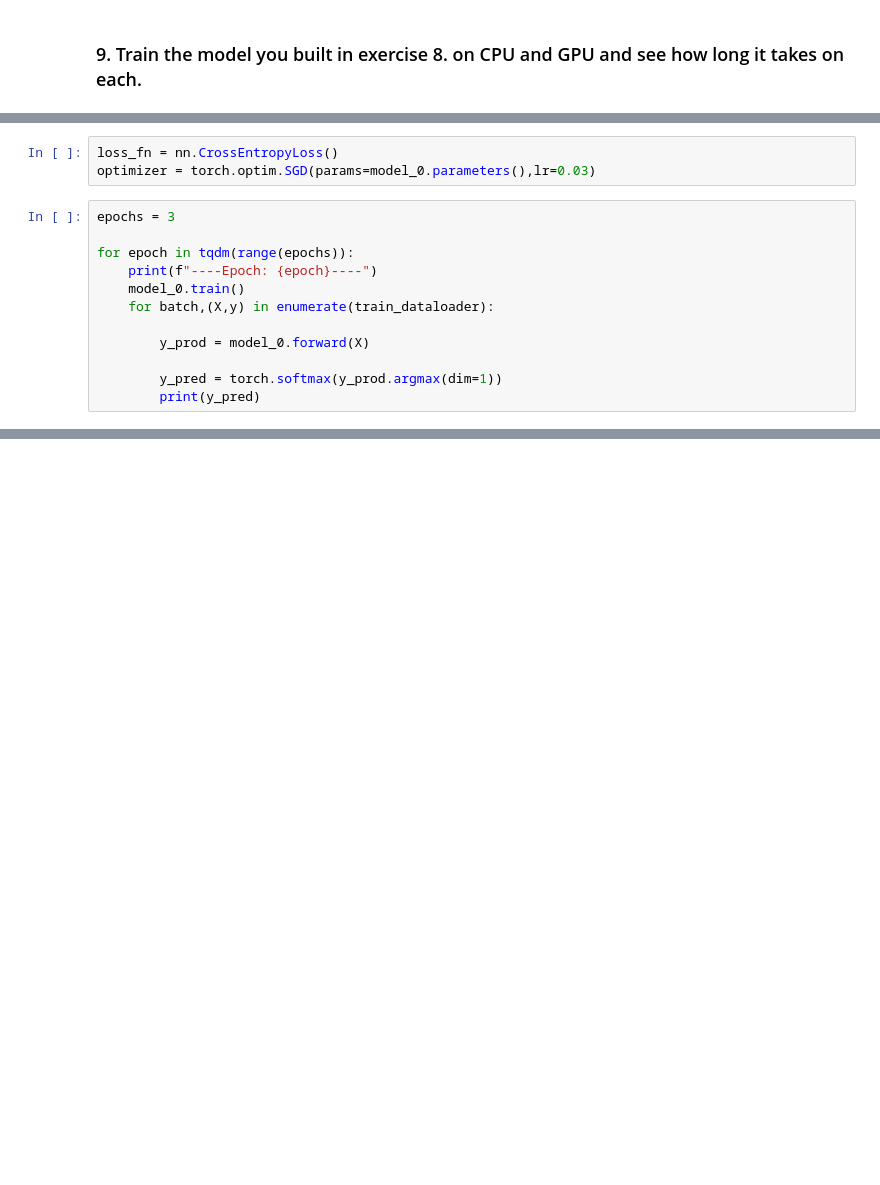
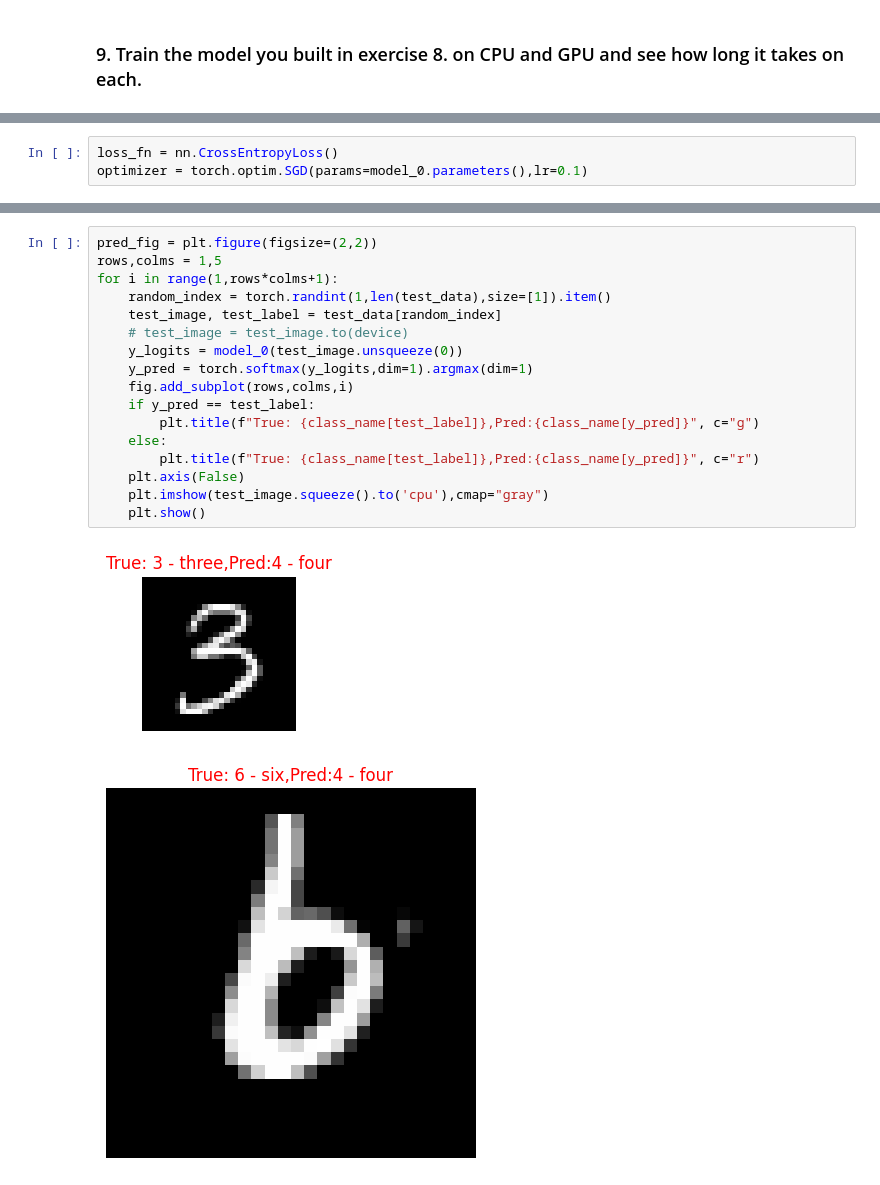
Before and after one commit to PubSec/Pytorch_ML, a Jupyter notebook: 03_pytorch_computer_vision_execrise.ipynb, the cells around one changed output, grey strips where cells are left out. Drawn from its saved outputs; the diff is of its cells as text; blank space fills up the shorter version.

```diff
--- a/03_pytorch_computer_vision_execrise.ipynb
+++ b/03_pytorch_computer_vision_execrise.ipynb
@@ -99,15 +100,3 @@ device(type='cpu')
 # %%
 loss_fn = nn.CrossEntropyLoss()
-optimizer = torch.optim.SGD(params=model_0.parameters(),lr=0.03)
+optimizer = torch.optim.SGD(params=model_0.parameters(),lr=0.1)
-# %%
-epochs = 3
-
-for epoch in tqdm(range(epochs)):
-    print(f"----Epoch: {epoch}----")
-    model_0.train()
-    for batch,(X,y) in enumerate(train_dataloader):
-
-        y_prod = model_0.forward(X)
-
-        y_pred = torch.softmax(y_prod.argmax(dim=1))
-        print(y_pred)
@@ -116,0 +214,20 @@ RuntimeError: mat1 and mat2 shapes cannot be multiplied (32x160 and 490x10)
+# %%
+pred_fig = plt.figure(figsize=(2,2))
+rows,colms = 1,5
+for i in range(1,rows*colms+1):
+    random_index = torch.randint(1,len(test_data),size=[1]).item()
+    test_image, test_label = test_data[random_index]
+    # test_image = test_image.to(device)
+    y_logits = model_0(test_image.unsqueeze(0))
+    y_pred = torch.softmax(y_logits,dim=1).argmax(dim=1)
+    fig.add_subplot(rows,colms,i)
+    if y_pred == test_label:
+        plt.title(f"True: {class_name[test_label]},Pred:{class_name[y_pred]}", c="g")
+    else:
+        plt.title(f"True: {class_name[test_label]},Pred:{class_name[y_pred]}", c="r")
+    plt.axis(False)
+    plt.imshow(test_image.squeeze().to('cpu'),cmap="gray")
+    plt.show()
+# %% [output]
+[figure, added]
+[figure, added]
```
Also changed, not shown: parts of 14 cells of this notebook.
